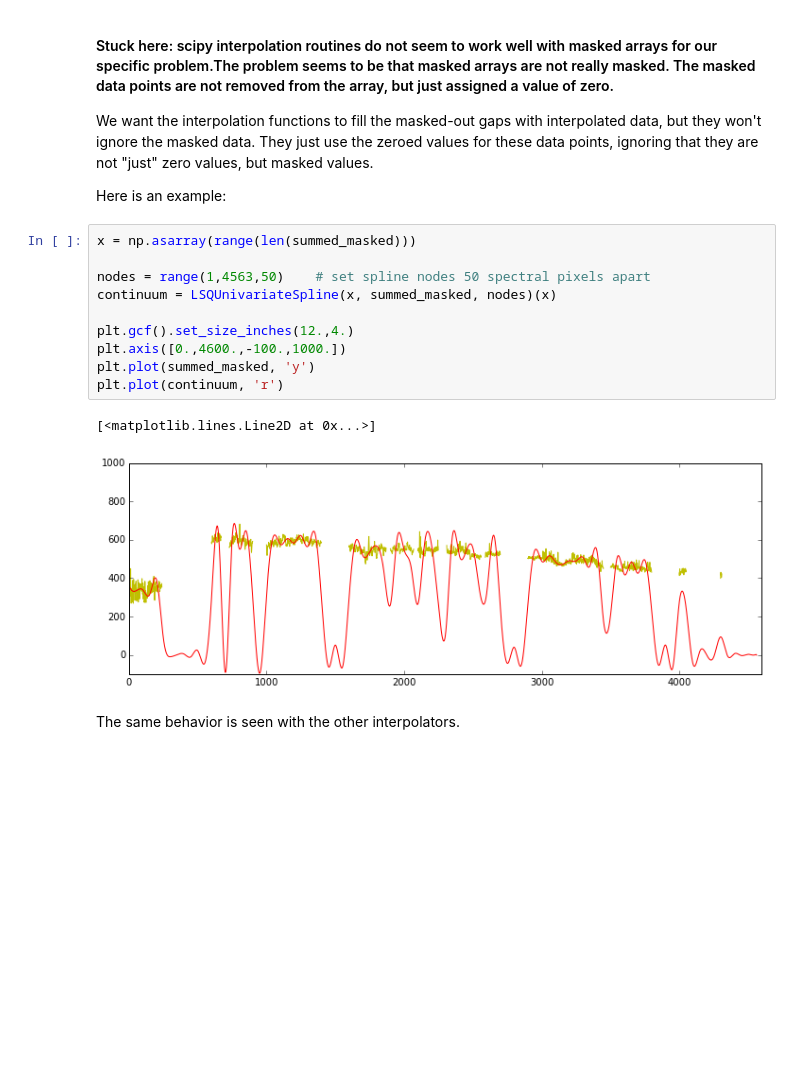
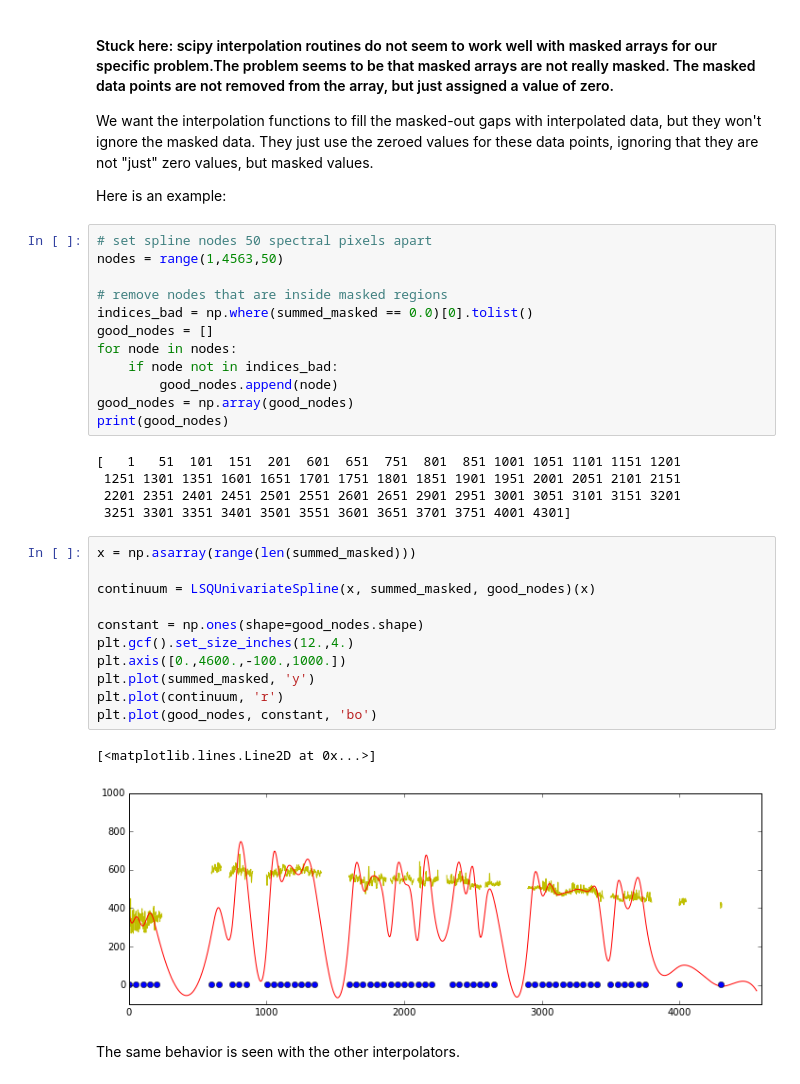
Before and after one commit to spacetelescope/cubeviz, a Jupyter notebook: smoothing/continuum_subtract_MANGA.ipynb, the cells around one changed output. Saved outputs shown, nothing was run; the diff lists cells and outputs as text; blank space fills up the shorter version.

Commit message:
experimenting with node selection

```diff
--- a/smoothing/continuum_subtract_MANGA.ipynb
+++ b/smoothing/continuum_subtract_MANGA.ipynb
@@ -104,19 +104,37 @@ plt.plot(summed_masked)
 We want the interpolation functions to fill the masked-out gaps with interpolated data, but they won't ignore the masked data. They just use the zeroed values for these data points, ignoring that they are not "just" zero values, but masked values.
 
 Here is an example:
+# %%
+# set spline nodes 50 spectral pixels apart
+nodes = range(1,4563,50)
+
+# remove nodes that are inside masked regions
+indices_bad = np.where(summed_masked == 0.0)[0].tolist()
+good_nodes = []
+for node in nodes:
+    if node not in indices_bad:
+        good_nodes.append(node)
+good_nodes = np.array(good_nodes)
+print(good_nodes)
+# %% [output]
+[   1   51  101  151  201  601  651  751  801  851 1001 1051 1101 1151 1201
+ 1251 1301 1351 1601 1651 1701 1751 1801 1851 1901 1951 2001 2051 2101 2151
+ 2201 2351 2401 2451 2501 2551 2601 2651 2901 2951 3001 3051 3101 3151 3201
+ 3251 3301 3351 3401 3501 3551 3601 3651 3701 3751 4001 4301]
 # %%
 x = np.asarray(range(len(summed_masked)))
 
-nodes = range(1,4563,50)    # set spline nodes 50 spectral pixels apart
-continuum = LSQUnivariateSpline(x, summed_masked, nodes)(x)
+continuum = LSQUnivariateSpline(x, summed_masked, good_nodes)(x)
 
+constant = np.ones(shape=good_nodes.shape)
 plt.gcf().set_size_inches(12.,4.)
 plt.axis([0.,4600.,-100.,1000.])
 plt.plot(summed_masked, 'y')
 plt.plot(continuum, 'r')
+plt.plot(good_nodes, constant, 'bo')
 # %% [output]
 [<matplotlib.lines.Line2D at 0x...>]
-[figure, old version]
+[figure, new version]
 # %% [markdown]
 The same behavior is seen with the other interpolators.
 # %% [markdown]
```
Also changed, not shown: parts of 1 cell of this notebook.
